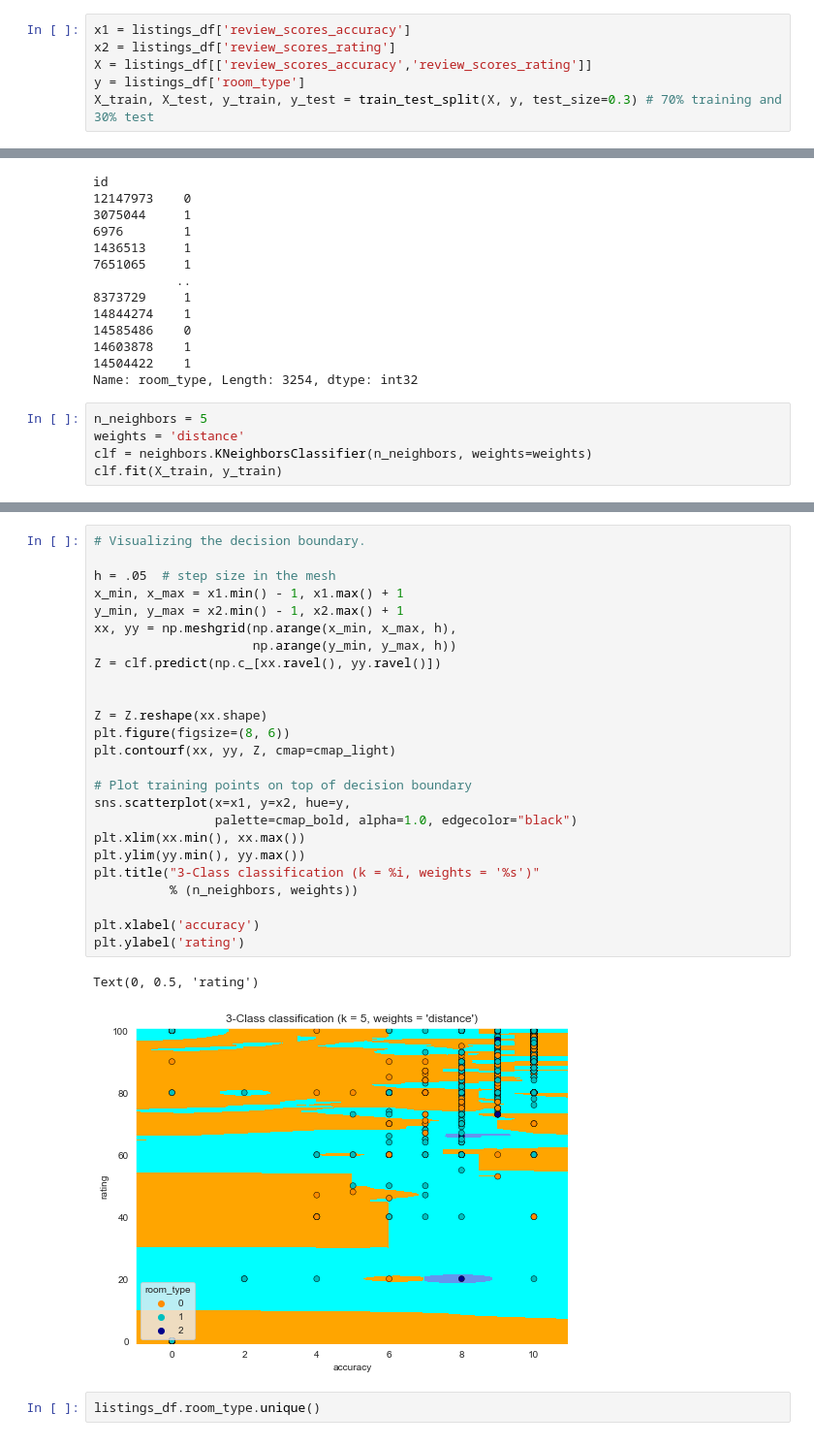
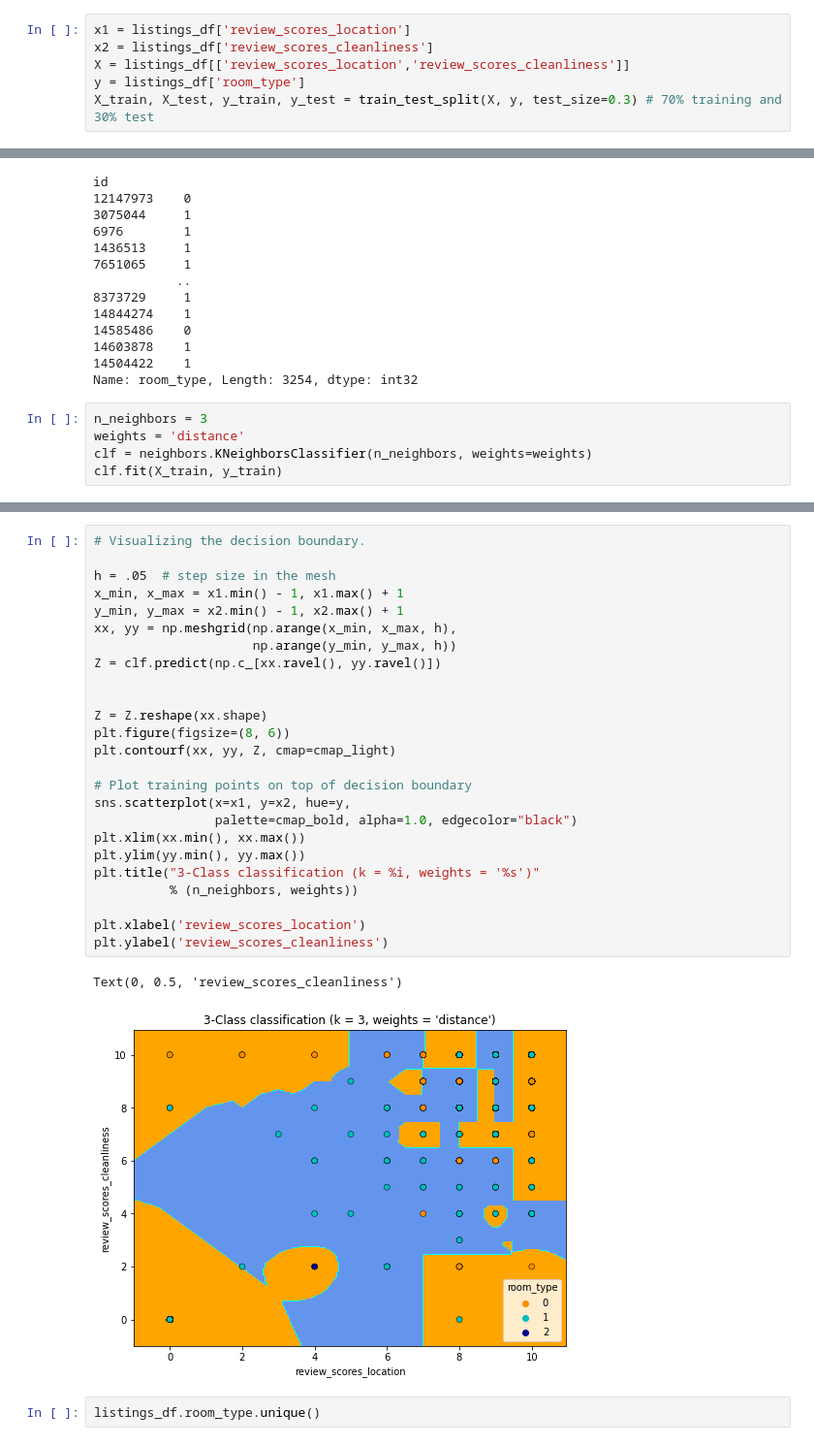
Before and after one commit to Tianyu-Fang/Data-Mining-on-Airbnb-Listings, a Jupyter notebook: dm_project.ipynb, the cells around one changed output, grey strips where cells are left out. Shown at 97% size. Cells and saved outputs as stored; diff of their text form.

```diff
--- a/dm_project.ipynb
+++ b/dm_project.ipynb
@@ -299,7 +314,7 @@ Script file 'D:\Anaconda\Scripts\pip-script.py' is not present.
 # %%
-x1 = listings_df['review_scores_accuracy']
-x2 = listings_df['review_scores_rating']
-X = listings_df[['review_scores_accuracy','review_scores_rating']]
+x1 = listings_df['review_scores_location']
+x2 = listings_df['review_scores_cleanliness']
+X = listings_df[['review_scores_location','review_scores_cleanliness']]
 y = listings_df['room_type']
 X_train, X_test, y_train, y_test = train_test_split(X, y, test_size=0.3) # 70% training and 30% test
 # %%
@@ -389,7 +405,7 @@ id
 14504422    1
 Name: room_type, Length: 3254, dtype: int32
 # %%
-n_neighbors = 5
+n_neighbors = 3
 weights = 'distance'
 clf = neighbors.KNeighborsClassifier(n_neighbors, weights=weights)
 clf.fit(X_train, y_train)
@@ -398,31 +416,31 @@ KNeighborsClassifier(weights='distance')
 # %%
 # Visualizing the decision boundary.
 
 h = .05  # step size in the mesh
 x_min, x_max = x1.min() - 1, x1.max() + 1
 y_min, y_max = x2.min() - 1, x2.max() + 1
 xx, yy = np.meshgrid(np.arange(x_min, x_max, h),
                      np.arange(y_min, y_max, h))
 Z = clf.predict(np.c_[xx.ravel(), yy.ravel()])
 
 
 Z = Z.reshape(xx.shape)
 plt.figure(figsize=(8, 6))
 plt.contourf(xx, yy, Z, cmap=cmap_light)
 
 # Plot training points on top of decision boundary
 sns.scatterplot(x=x1, y=x2, hue=y,
                 palette=cmap_bold, alpha=1.0, edgecolor="black")
 plt.xlim(xx.min(), xx.max())
 plt.ylim(yy.min(), yy.max())
 plt.title("3-Class classification (k = %i, weights = '%s')"
           % (n_neighbors, weights))
 
-plt.xlabel('accuracy')
-plt.ylabel('rating')
+plt.xlabel('review_scores_location')
+plt.ylabel('review_scores_cleanliness')
 # %% [output]
-Text(0, 0.5, 'rating')
+Text(0, 0.5, 'review_scores_cleanliness')
-[figure, old version]
+[figure, new version]
 # %%
 listings_df.room_type.unique()
 # %% [output]
```
Also changed, not shown: parts of 15 cells of this notebook.
